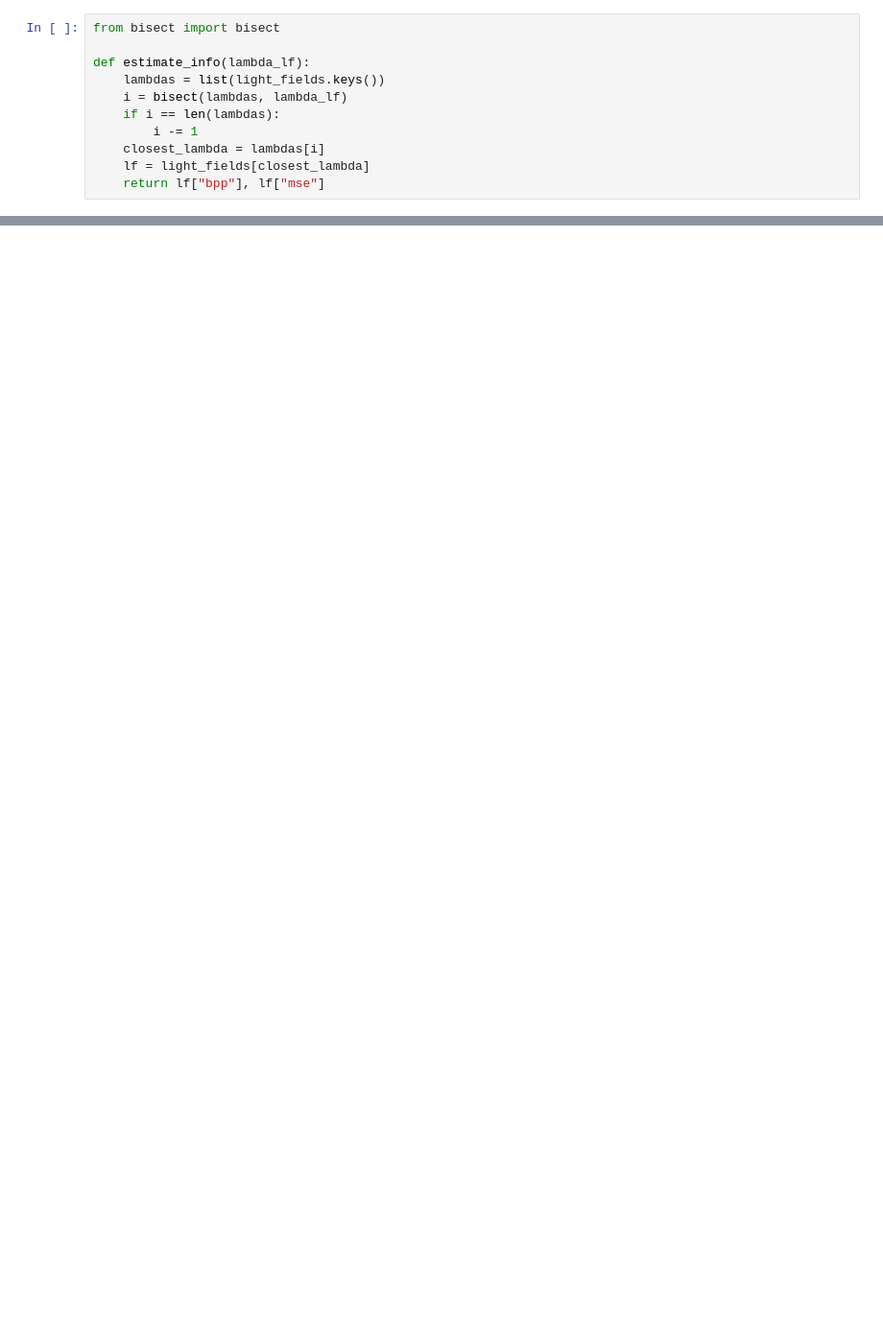
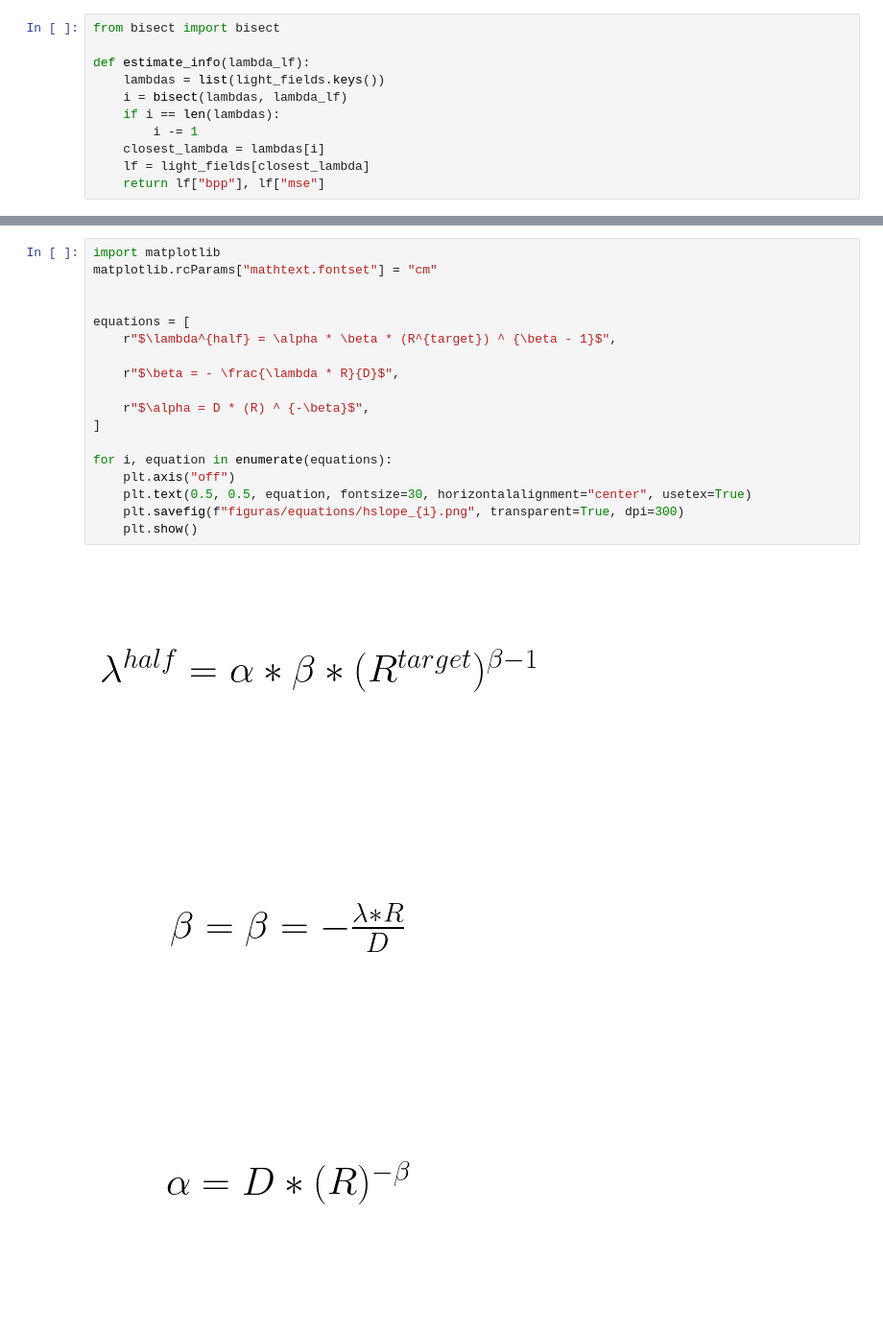
Before and after one commit to andrefpf/codigo-tcc, a Jupyter notebook: presentation_plots.ipynb, the cells around one changed output, grey strips where cells are left out. Shown at 96% size. Drawn from its saved outputs; the diff is of its cells as text; blank space fills up the shorter version.

```diff
--- a/presentation_plots.ipynb
+++ b/presentation_plots.ipynb
@@ -255,3 +329,25 @@ interact(hslope, target_rate=(0.01, 0.1, 0.01), iterations=(1, 10))
 # %% [output]
 interactive(children=(FloatSlider(value=0.02, description='target_rate', max=0.1, min=0.01, step=0.01), IntSli…
 <function __main__.hslope(target_rate=0.02, iterations=1)>
+# %%
+import matplotlib
+matplotlib.rcParams["mathtext.fontset"] = "cm"
+
+
+equations = [
+    r"$\lambda^{half} = \alpha * \beta * (R^{target}) ^ {\beta - 1}$",
+
+    r"$\beta = - \frac{\lambda * R}{D}$",
+
+    r"$\alpha = D * (R) ^ {-\beta}$",
+]
+
+for i, equation in enumerate(equations):
+    plt.axis("off")
+    plt.text(0.5, 0.5, equation, fontsize=30, horizontalalignment="center", usetex=True)
+    plt.savefig(f"figuras/equations/hslope_{i}.png", transparent=True, dpi=300)
+    plt.show()
+# %% [output]
+[figure, added]
+[figure, added]
+[figure, added]
```
Also changed, not shown: parts of 6 cells of this notebook, 31 other files.
